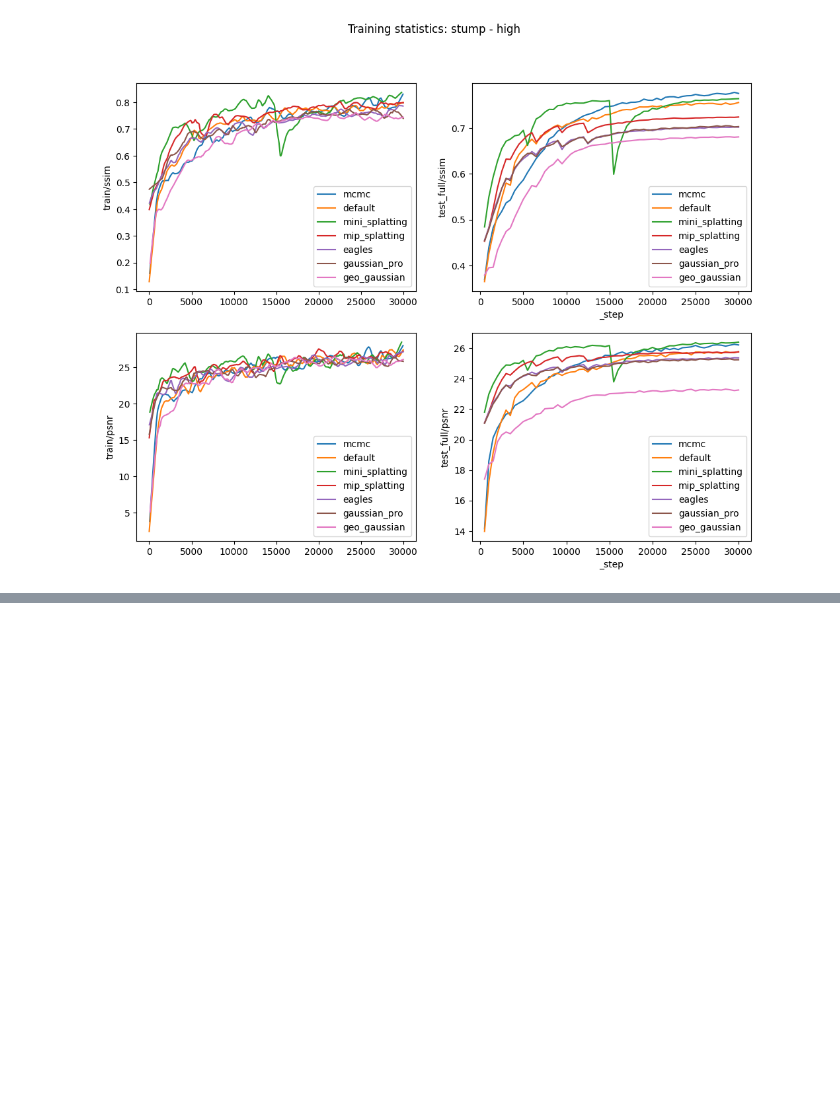
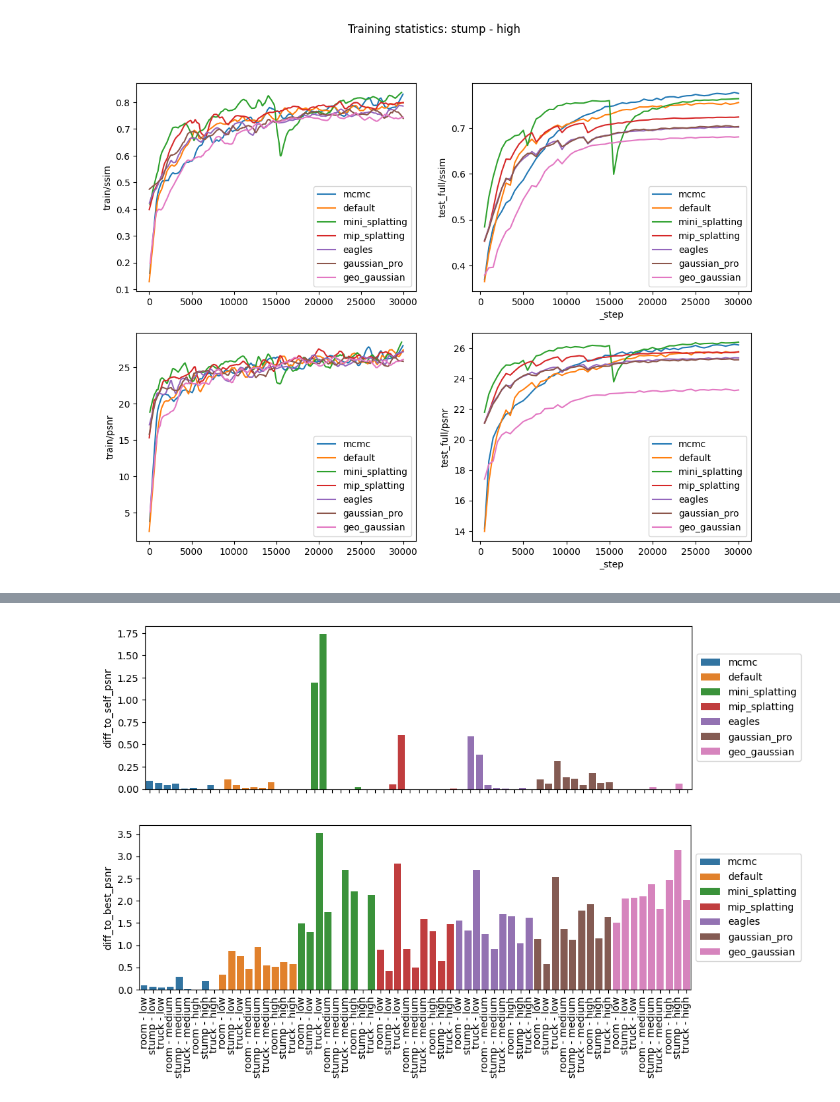
Before and after one commit to PaulErpen/wandb-data-analysis, a Jupyter notebook: wandb-data-analysis.ipynb, the cells around one changed output, grey strips where cells are left out. Saved outputs shown, nothing was run; the diff lists cells and outputs as text; code cells hidden in the pictures; blank space fills up the shorter version.

```diff
--- a/wandb-data-analysis.ipynb
+++ b/wandb-data-analysis.ipynb
@@ -280,0 +311,2 @@ contrast_train_and_test_progress(df_training_stats, df_test_stats, "stump", "hig
+# %%
+df_diff_to_max = compute_difference_to_peak(df_test_stats)
@@ -280,0 +329,36 @@ contrast_train_and_test_progress(df_training_stats, df_test_stats, "stump", "hig
+# %%
+def visualize_diff_to_max(
+    df_diff_to_max: pd.DataFrame, var="diff_to_self_psnr", show_ticks=True
+):
+    df_sorted = df_diff_to_max
+    fig = plt.figure(figsize=(10, 3))
+    sns.barplot(
+        data=df_sorted,
+        x=df_sorted.index,
+        y=var,
+        hue="technique",
+        dodge=False,
+    )
+    if show_ticks:
+        plt.xticks(
+            ticks=range(len(df_sorted)),
+            labels=df_sorted[["technique", "dataset", "size"]]
+            .apply(tuple, axis=1)
+            .apply(lambda x: f"{x[1]} - {x[2]}"),
+            rotation=90,
+        )
+    else:
+        plt.xticks(
+            ticks=range(len(df_sorted)),
+            labels=["" for _ in range(len(df_sorted))],
+        )
+    plt.xlabel("")
+    plt.legend(loc="center left", bbox_to_anchor=(1, 0.5))
+    plt.show()
+
+
+visualize_diff_to_max(df_diff_to_max, "diff_to_self_psnr", show_ticks=False)
+visualize_diff_to_max(df_diff_to_max, "diff_to_best_psnr")
+# %% [output]
+[figure, added]
+[figure, added]
```
Also changed, not shown: parts of 4 cells of this notebook.
